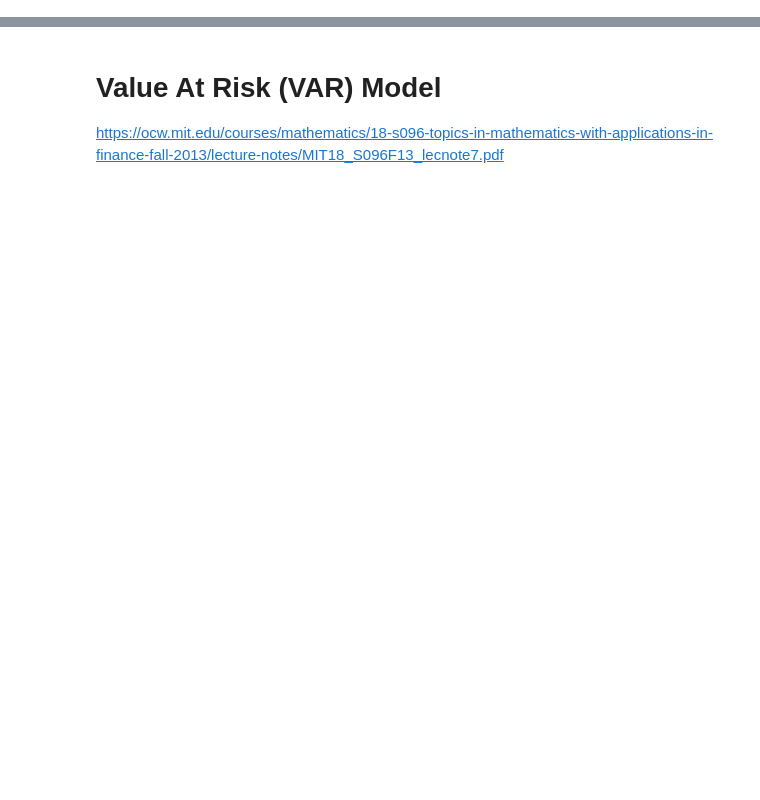
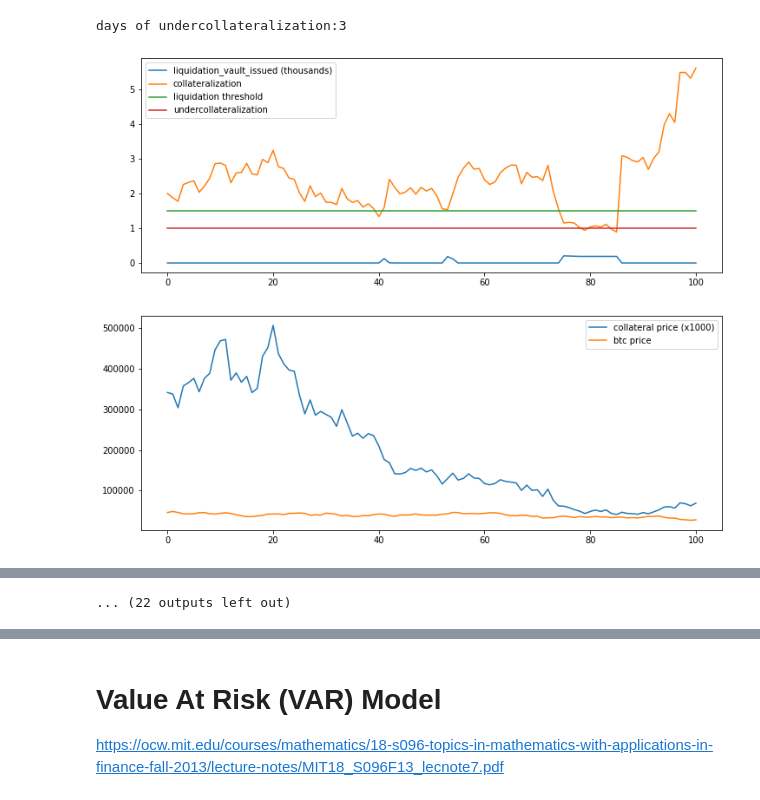
Before and after one commit to interlay/collateralization-analysis, a Jupyter notebook: Kusama Collateral Thresolds.ipynb, the cells around one changed output, grey strips where cells are left out. Cells and saved outputs as stored; diff of their text form; code cells hidden in the pictures; blank space fills up the shorter version.

```diff
--- a/Kusama Collateral Thresolds.ipynb
+++ b/Kusama Collateral Thresolds.ipynb
@@ -0,0 +197,5 @@
+# %%
+# Filter data to only keep extreme cases, to train a conservative slippage model
+btc_trading_data = clean_trading_data_consecutively(
+    btc_raw_trading_data, btc_volumes_dict, 20, 5, 0.000001
+)
@@ -0,0 +405,8 @@
+# %%
+# Should simulate more scenarios
+SIMULATED_SCENARIOS = 100
+PRICE_PATHS_PER_SIMULATION = 500
+PREDICTED_DAYS = 100
+
+# premium redeem is skipped
+PREMIUM_REDEEM_BONUS = 0.05
@@ -0,0 +778,20 @@
+# %%
+DEBT_CEILING_USD = 20_000_000
+SECURE_THRESHOLD = 2
+LIQUIDATION_THRESHOLD = 1.5
+simulate_and_plot(
+    SIMULATED_SCENARIOS,
+    observed_ksm_btc_corr,
+    DEBT_CEILING_USD,
+    SECURE_THRESHOLD,
+    LIQUIDATION_THRESHOLD,
+    ksm_usd_returns_daily,
+    ksm_to_usd_daily,
+    ksm_liquidity_model,
+    btc_usd_returns_daily,
+    btc_to_usd_daily,
+    btc_liquidity_model,
+)
+# %% [output]
+days of undercollateralization:3
+[figure, added]
@@ -0,0 +808 @@
+... (22 outputs left out)
```
Also changed, not shown: parts of 29 cells of this notebook, 5 other files.
